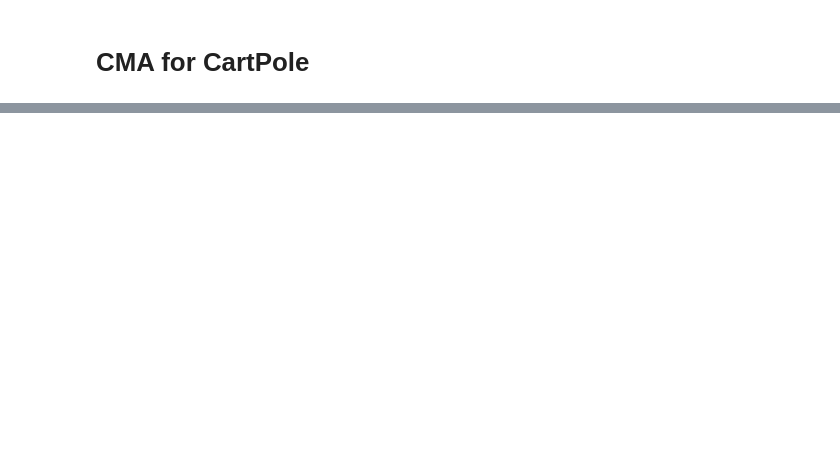
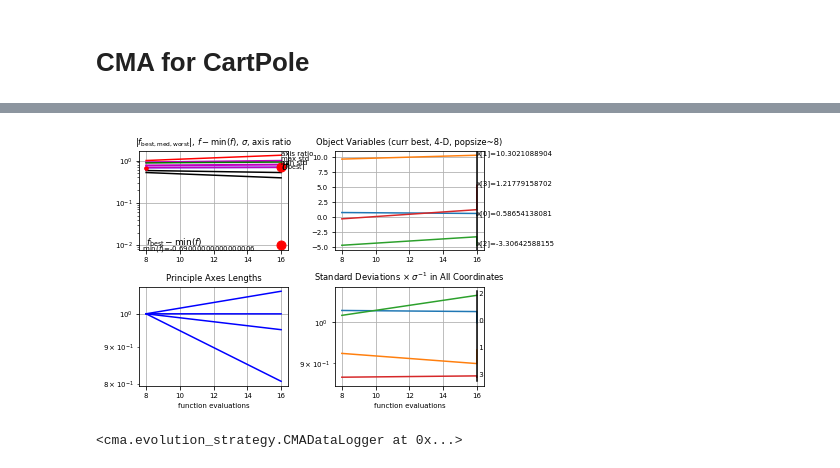
Before and after one commit to SteffenCzolbe/LEGO-machine-learning, a Jupyter notebook: src/swing_robot/CMA_Swing_Robot.ipynb, the cells around one changed output, grey strips where cells are left out. Saved outputs shown, nothing was run; the diff lists cells and outputs as text; code cells hidden in the pictures; blank space fills up the shorter version.

```diff
--- a/src/swing_robot/CMA_Swing_Robot.ipynb
+++ b/src/swing_robot/CMA_Swing_Robot.ipynb
@@ -291,0 +316,5 @@ rewards
+# %%
+cma.plot()
+# %% [output]
+[figure, added]
+<cma.evolution_strategy.CMADataLogger at 0x...>
```
Also changed, not shown: parts of 3 cells of this notebook.
